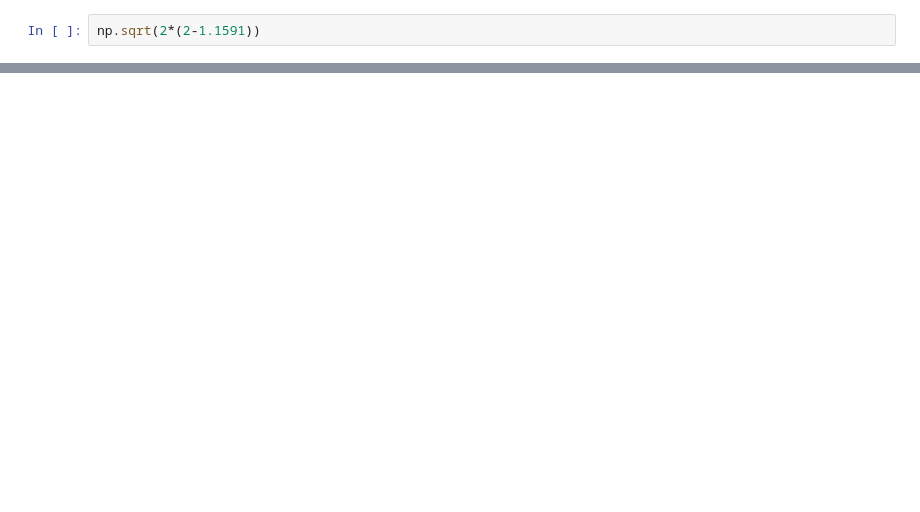
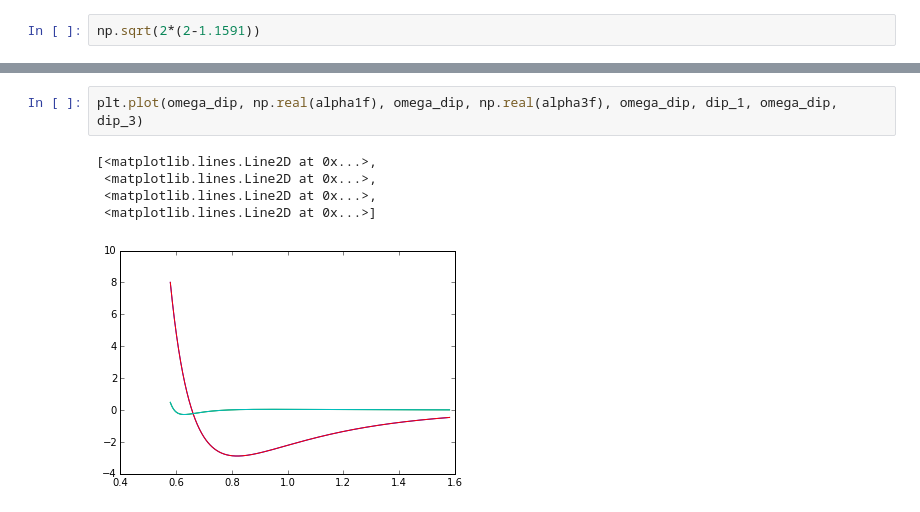
Before and after one commit to HxCory/delayFitting, a Jupyter notebook: Source/fitAnalyze.ipynb, the cells around one changed output, grey strips where cells are left out. Cells and saved outputs as stored; diff of their text form; blank space fills up the shorter version.

```diff
--- a/Source/fitAnalyze.ipynb
+++ b/Source/fitAnalyze.ipynb
@@ -121,0 +192,8 @@ np.sqrt(2*(2-1.1591))
+# %%
+plt.plot(omega_dip, np.real(alpha1f), omega_dip, np.real(alpha3f), omega_dip, dip_1, omega_dip, dip_3)
+# %% [output]
+[<matplotlib.lines.Line2D at 0x...>,
+ <matplotlib.lines.Line2D at 0x...>,
+ <matplotlib.lines.Line2D at 0x...>,
+ <matplotlib.lines.Line2D at 0x...>]
+[figure, added]
```
Also changed, not shown: parts of 33 cells of this notebook, 3 other files.
